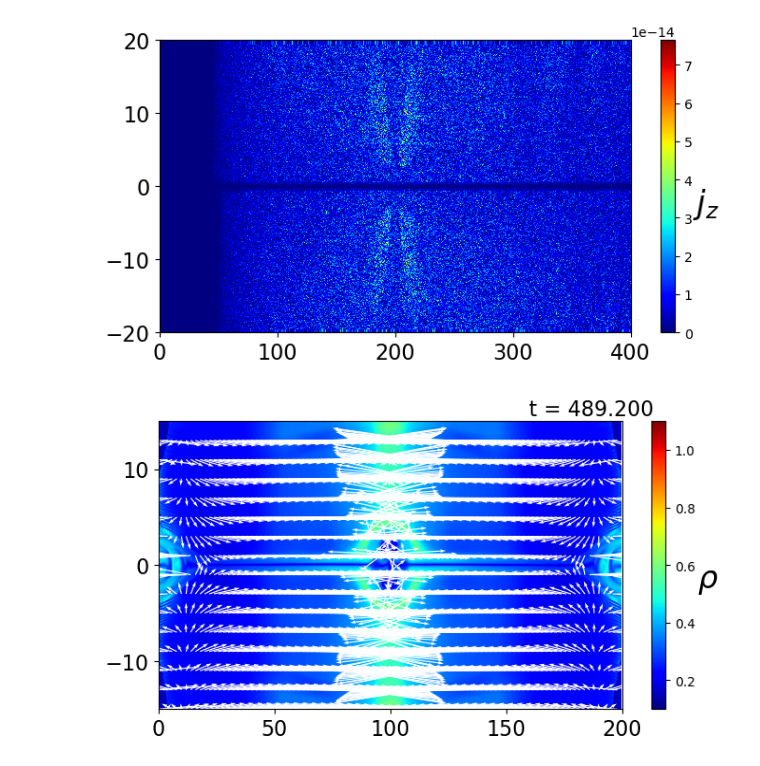
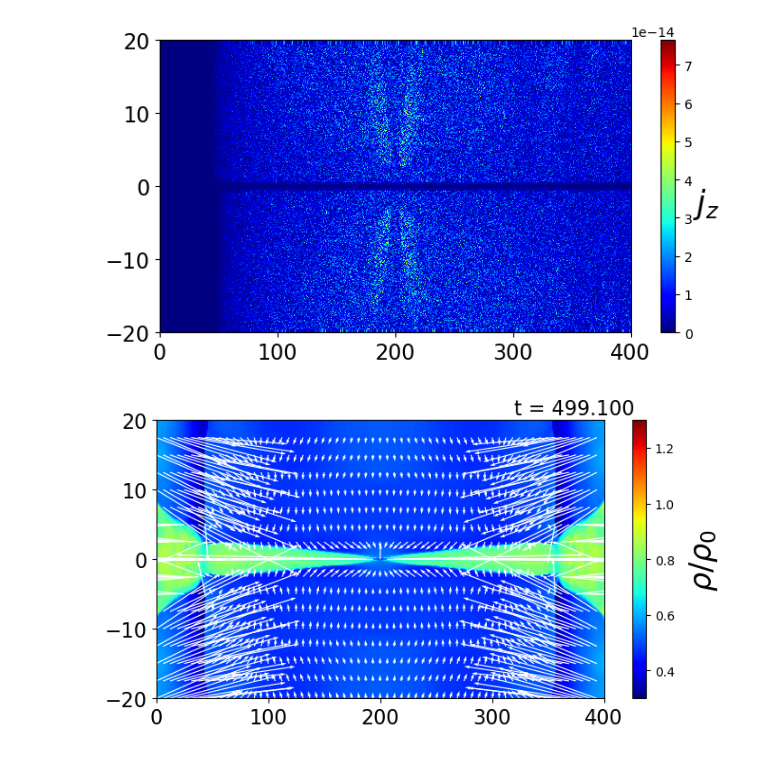
Before and after one commit to keita-akutagawa/ResistiveMHD_GPU, a Jupyter notebook: examples_2D/plasmoid/plasmoid.ipynb, the cells around one changed output. Saved outputs shown, nothing was run; the diff lists cells and outputs as text; code cells hidden in the pictures.

```diff
--- a/examples_2D/plasmoid/plasmoid.ipynb
+++ b/examples_2D/plasmoid/plasmoid.ipynb
@@ -8,16 +8,16 @@ B0 = 1.0
 rho0 = 1.0
 sheat_thickness = 1.0
 p0 = B0**2 / 2.0 #カレントシート中央での圧力
-beta_upstream = 0.2
+beta_upstream = 0.5
 VA = B0 / np.sqrt(rho0)
-x_max = 320.0
-y_max = 16.0
-dx = sheat_thickness / 64.0
-dy = sheat_thickness / 64.0
+x_max = 400.0
+y_max = 20.0
+dx = sheat_thickness / 8.0
+dy = sheat_thickness / 8.0
 nx = int(x_max / dx)
 ny = int(2.0 * y_max / dy)
 dt = 0.0
-CFL = 0.4
+CFL = 0.7
 x = np.arange(0.0, x_max, dx)
 y = np.arange(-y_max, y_max, dy)
 X, Y = np.meshgrid(x, y)
@@ -160,37 +159,38 @@ for step in range(0, total_steps+interval, interval):
     By = U[5, :, :]
     Bz = U[6, :, :]
     e = U[7, :, :]
     p = (gamma-1) * (e - rho*(u**2+v**2+w**2)/2 - (Bx**2+By**2+Bz**2)/2)
     magnetic_pressure = 1/2 * (Bx**2+By**2+Bz**2)
     pT = p + magnetic_pressure
 
-    contour = ax1.pcolormesh(X, Y, rho, vmin=0.1, vmax=1.1, cmap='jet')
+    contour = ax1.pcolormesh(X, Y, rho, vmin=0.3, vmax=1.3, cmap='jet')
     if step == 0:
         cbar = plt.colorbar(contour, ax=ax1)
-        cbar.set_label(r"$\rho$", fontsize=24, rotation=0, labelpad=10)
-    quiver_interval = 20
-    ax1.quiver(X[::quiver_interval, ::quiver_interval], Y[::quiver_interval, ::quiver_interval],
-            u[::quiver_interval, ::quiver_interval], v[::quiver_interval, ::quiver_interval],
+        cbar.set_label(r"$\rho / \rho_0$", fontsize=24, rotation=90, labelpad=10)
+    quiver_interval_x = 20
+    quiver_interval_y = 50
+    ax1.quiver(X[::quiver_interval_x, ::quiver_interval_y], Y[::quiver_interval_x, ::quiver_interval_y],
+            u[::quiver_interval_x, ::quiver_interval_y], v[::quiver_interval_x, ::quiver_interval_y],
             scale=2.0, color='white')
 
     ax1.text(0.8, 1.02, f"t = {log[int(step/100)][1]:.3f}", transform=ax1.transAxes, fontsize=16)
     ax1.tick_params(labelsize=16)
     ax1.set_xlim(0.0, x_max+1e-10)
     ax1.set_ylim(-y_max, y_max+1e-10)
 
     fig.savefig(f"pictures/{step}.png", dpi=200)
 
 
-filename = "plasmoid_rho1.mp4"
+filename = "plasmoid_rho.mp4"
 img = cv2.imread(f'./pictures/0.png')
 framesize = (img.shape[1], img.shape[0])
 fps = 10.0
 fourcc = cv2.VideoWriter_fourcc('m','p','4','v')
 video  = cv2.VideoWriter(filename=filename, fourcc=fourcc, fps=fps, frameSize=framesize)
 
 for step in range(0, total_steps+interval, interval):
     img = cv2.imread(f'./pictures/{step}.png')
     video.write(img)
 video.release()
 # %% [output]
-[figure, old version]
+[figure, new version]
```
Also changed, not shown: parts of 4 cells of this notebook, 1 other file.
